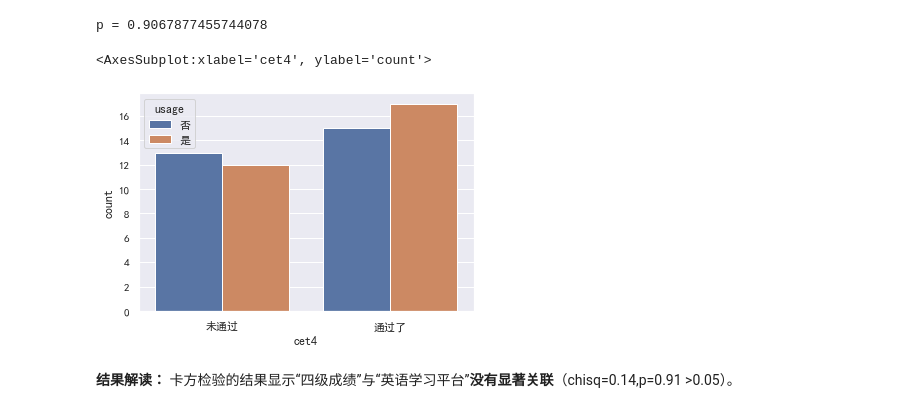
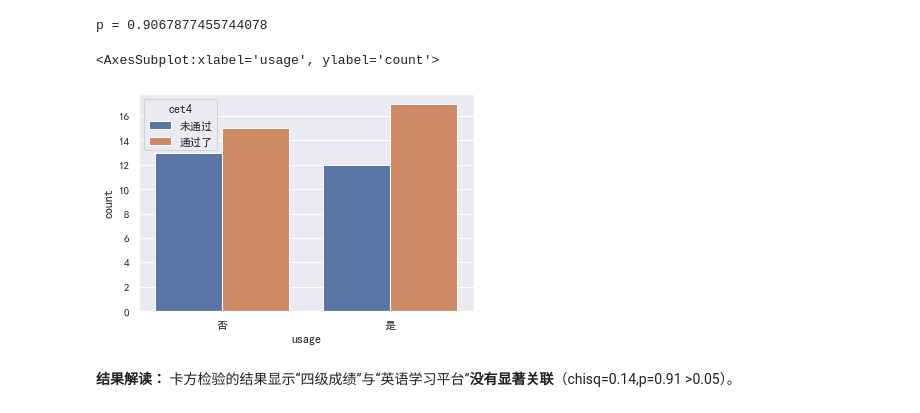
Before and after one commit to en-feng/survey_and_stats, a Jupyter notebook: esl-survey/esl.ipynb, the cells around one changed output. Cells and saved outputs as stored; diff of their text form; code cells hidden in the pictures.

```diff
--- a/esl-survey/esl.ipynb
+++ b/esl-survey/esl.ipynb
@@ -179,0 +191,6 @@ df.filter(regex = "^platform_.*").head(5)
+# %%
+#通过列表的方式将编码形式进行转换
+before = [1,2,3,4,5,6]
+after = [6,5,4,3,2,1]
+
+df["emo_4_recode"] = df["emo_4"].replace(before,after)
@@ -199,7 +231,7 @@ df["cogn"] = (
     + df.cogn_6
 ) / 6
 df["emo"] = (
-    df.emo_1 + df.emo_2 + df.emo_3 + df.emo_4
+    df.emo_1 + df.emo_2 + df.emo_3 + df.emo_4_recode   #注意这里用反转后的题目
 ) / 4
 df["soc"] = (df.soc_1 + df.soc_2 + df.soc_3) / 3
 # %%
@@ -409,10 +441,10 @@ print("p = " + str(p))
 p = 0.9067877455744078
 # %%
 # 卡方检验结果可视化
-sns.countplot(x = 'cet4', hue = 'usage', data = df)
+sns.countplot(x = 'usage', hue = 'cet4', data = df)
 # %% [output]
-<AxesSubplot:xlabel='cet4', ylabel='count'>
+<AxesSubplot:xlabel='usage', ylabel='count'>
-[figure, old version]
+[figure, new version]
 # %% [markdown]
 **结果解读：**
 卡方检验的结果显示“四级成绩”与“英语学习平台”**没有显著关联**（chisq=0.14,p=0.91 >0.05）。
```
Also changed, not shown: parts of 8 cells of this notebook.
